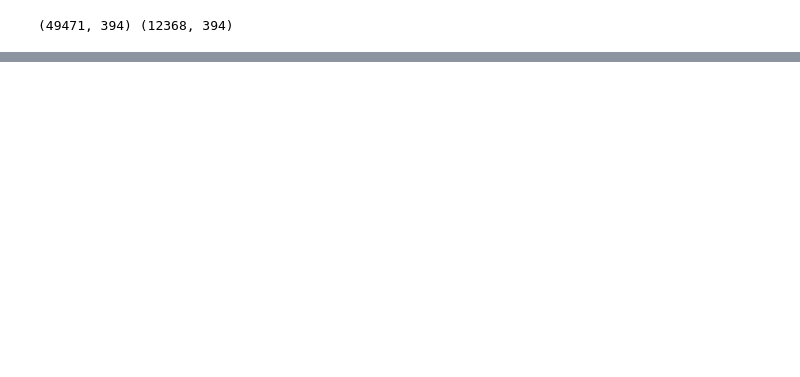
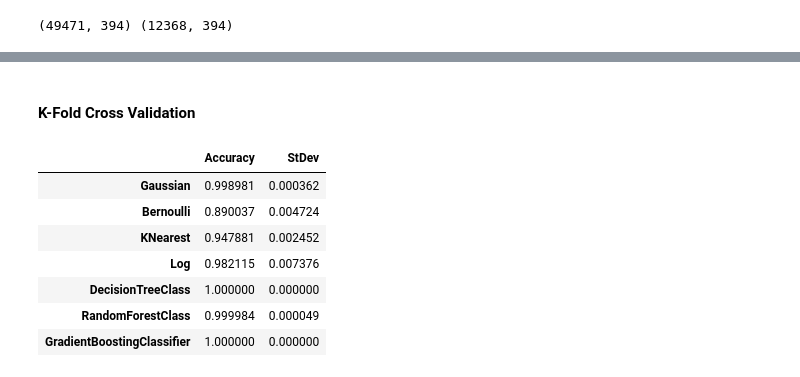
Before and after one commit to kvan493/Service_disruption_Project, a Jupyter notebook: Service_disruption.ipynb, the cells around one changed output, grey strips where cells are left out. Drawn from its saved outputs; the diff is of its cells as text; code cells hidden in the pictures; blank space fills up the shorter version.

Commit message:
Add files via upload
Ran K-Fold Cross-validation

```diff
--- a/Service_disruption.ipynb
+++ b/Service_disruption.ipynb
@@ -320 +317,30 @@ classification()
 | GradientBoostingClassifier | 0.698334 | 0.683298 | 0.552185 | 0.583579 |
+# %% [markdown]
+#### K-Fold Cross Validation
+# %%
+cv = KFold(n_splits = 10, random_state = 1, shuffle = True)
+# %%
+def cross_val_classification():
+    acc = []
+    stdev = []
+
+    for i in algorithms:
+        scores = cross_val_score(i, X, y, scoring='accuracy', cv=cv, n_jobs=-1)
+        acc.append(np.mean(scores))
+        stdev.append(np.std(scores))
+
+    result = pd.DataFrame(columns = ['Accuracy', 'StDev'], index = names)
+    result['Accuracy'] = acc
+    result['StDev'] = stdev
+    return result
+# %%
+cross_val_classification()
+# %% [output]
+|  | Accuracy | StDev |
+| Gaussian | 0.998981 | 0.000362 |
+| Bernoulli | 0.890037 | 0.004724 |
+| KNearest | 0.947881 | 0.002452 |
+| Log | 0.982115 | 0.007376 |
+| DecisionTreeClass | 1.000000 | 0.000000 |
+| RandomForestClass | 0.999984 | 0.000049 |
+| GradientBoostingClassifier | 1.000000 | 0.000000 |
```
Also changed, not shown: parts of 7 cells of this notebook.
